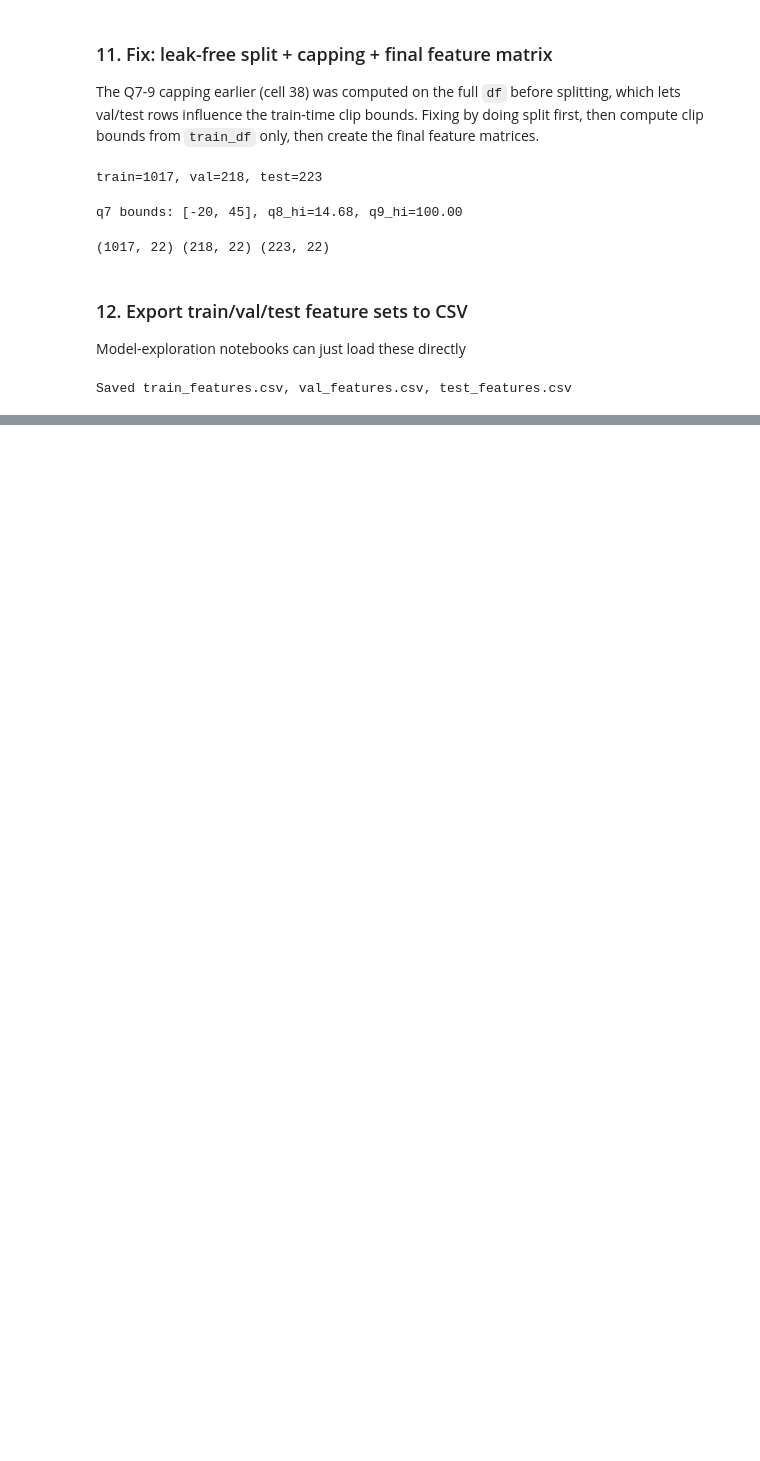
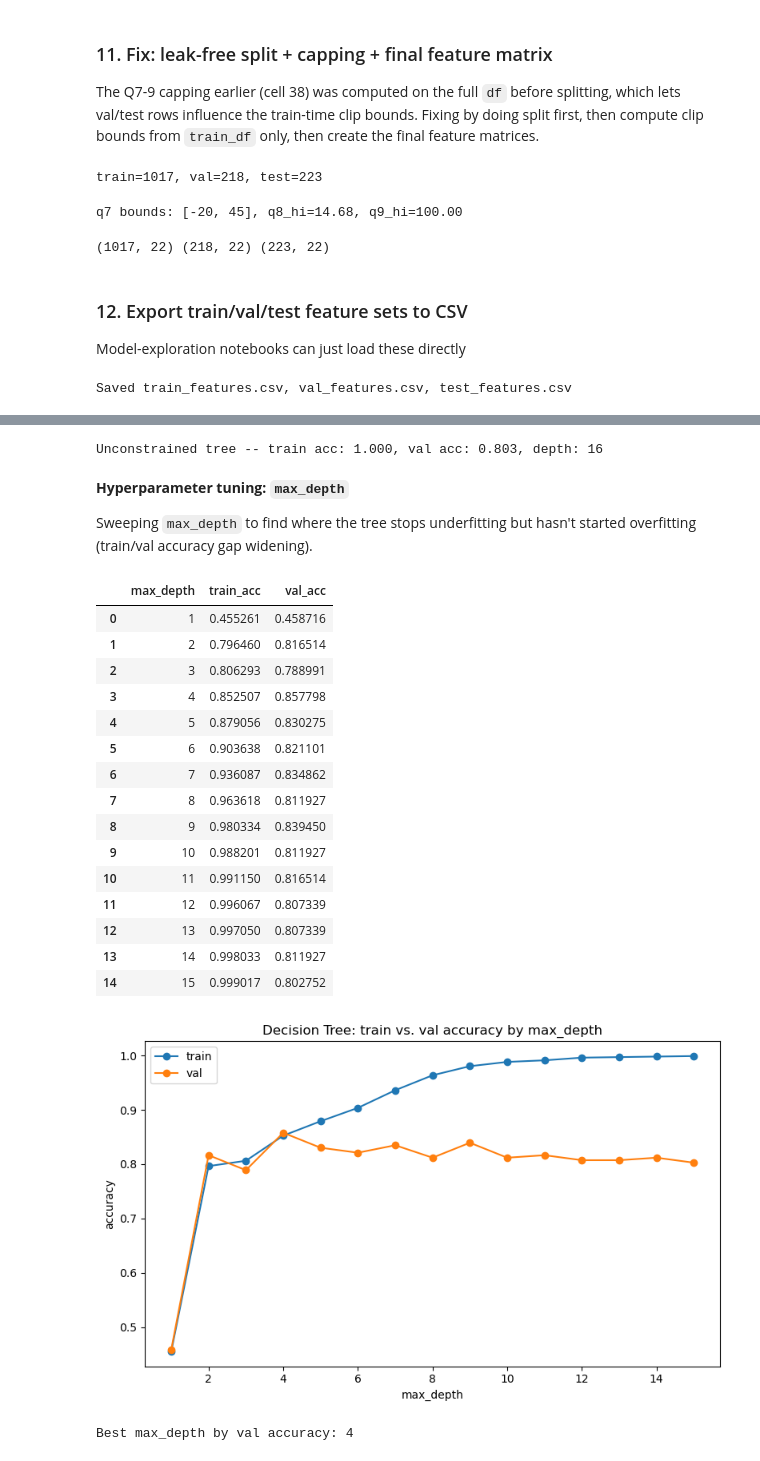
Before and after one commit to thedinoex-debug/csc311_predictor, a Jupyter notebook: csc311_predictor_fixed.ipynb, the cells around one changed output, grey strips where cells are left out. Saved outputs shown, nothing was run; the diff lists cells and outputs as text; code cells hidden in the pictures; blank space fills up the shorter version.

```diff
--- a/csc311_predictor_fixed.ipynb
+++ b/csc311_predictor_fixed.ipynb
@@ -733,0 +742,63 @@ Saved train_features.csv, val_features.csv, test_features.csv
+# %%
+from sklearn.tree import DecisionTreeClassifier
+from sklearn.metrics import accuracy_score, confusion_matrix, classification_report
+
+# Baseline: unconstrained tree (no max_depth) to see how badly it overfits
+tree_baseline = DecisionTreeClassifier(random_state=42)
+tree_baseline.fit(X_train, y_train)
+
+train_acc = accuracy_score(y_train, tree_baseline.predict(X_train))
+val_acc = accuracy_score(y_val, tree_baseline.predict(X_val))
+print(f"Unconstrained tree -- train acc: {train_acc:.3f}, val acc: {val_acc:.3f}, depth: {tree_baseline.get_depth()}")
+# %% [output]
+Unconstrained tree -- train acc: 1.000, val acc: 0.803, depth: 16
+# %% [markdown]
+**Hyperparameter tuning: `max_depth`**
+
+Sweeping `max_depth` to find where the tree stops underfitting but hasn't started overfitting (train/val accuracy gap widening).
+# %%
+depths = list(range(1, 16))
+results = []
+for d in depths:
+    clf = DecisionTreeClassifier(max_depth=d, random_state=42)
+    clf.fit(X_train, y_train)
+    results.append({
+        'max_depth': d,
+        'train_acc': accuracy_score(y_train, clf.predict(X_train)),
+        'val_acc': accuracy_score(y_val, clf.predict(X_val)),
+    })
+
+results_df = pd.DataFrame(results)
+display(results_df)
+
+plt.figure(figsize=(8, 5))
+plt.plot(results_df['max_depth'], results_df['train_acc'], marker='o', label='train')
+plt.plot(results_df['max_depth'], results_df['val_acc'], marker='o', label='val')
+plt.xlabel('max_depth')
+plt.ylabel('accuracy')
+plt.title('Decision Tree: train vs. val accuracy by max_depth')
+plt.legend()
+plt.tight_layout()
+plt.show()
+
+best_depth = results_df.loc[results_df['val_acc'].idxmax(), 'max_depth']
+print(f"Best max_depth by val accuracy: {best_depth}")
+# %% [output]
+|  | max_depth | train_acc | val_acc |
+| 0 | 1 | 0.455261 | 0.458716 |
+| 1 | 2 | 0.796460 | 0.816514 |
+| 2 | 3 | 0.806293 | 0.788991 |
+| 3 | 4 | 0.852507 | 0.857798 |
+| 4 | 5 | 0.879056 | 0.830275 |
+| 5 | 6 | 0.903638 | 0.821101 |
+| 6 | 7 | 0.936087 | 0.834862 |
+| 7 | 8 | 0.963618 | 0.811927 |
+| 8 | 9 | 0.980334 | 0.839450 |
+| 9 | 10 | 0.988201 | 0.811927 |
+| 10 | 11 | 0.991150 | 0.816514 |
+| 11 | 12 | 0.996067 | 0.807339 |
+| 12 | 13 | 0.997050 | 0.807339 |
+| 13 | 14 | 0.998033 | 0.811927 |
+| 14 | 15 | 0.999017 | 0.802752 |
+[figure, added]
+Best max_depth by val accuracy: 4
```
Also changed, not shown: parts of 27 cells of this notebook, 8 other files.
